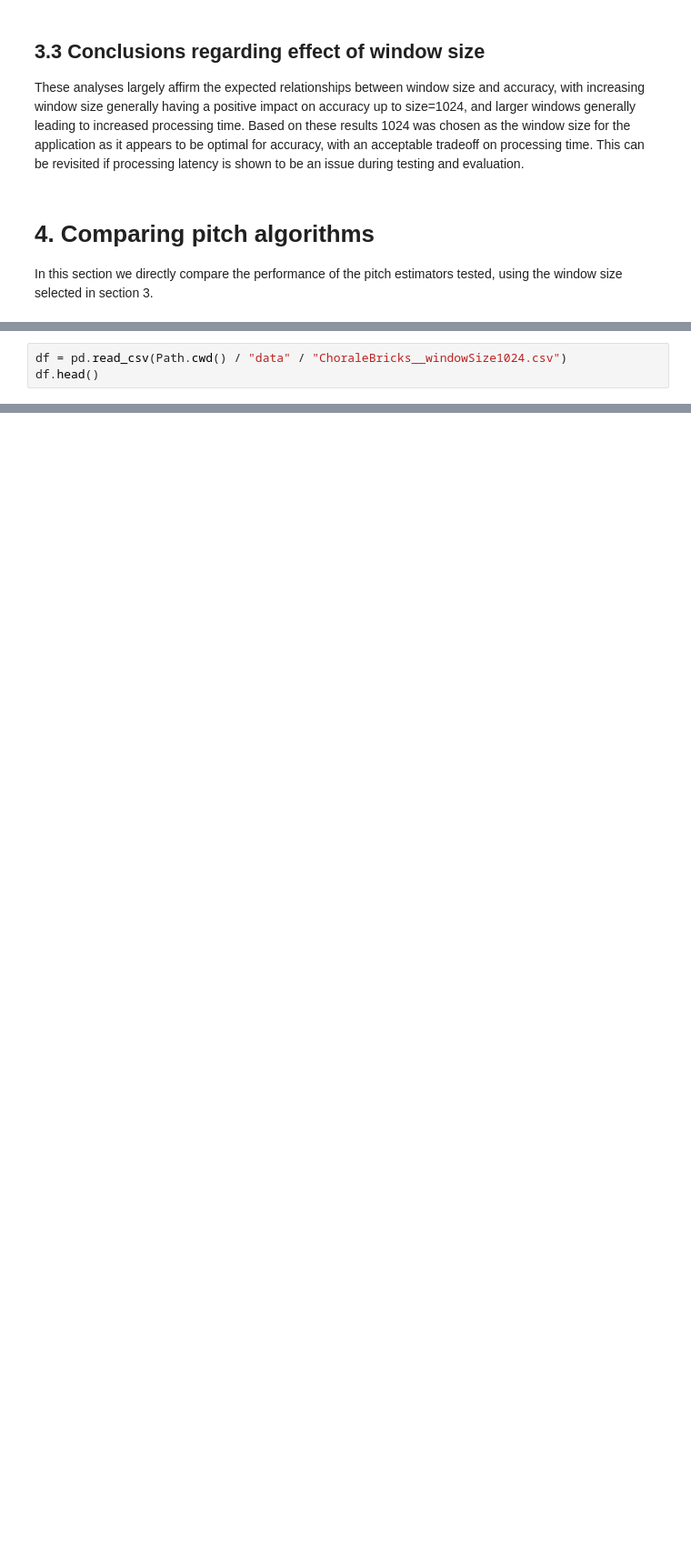
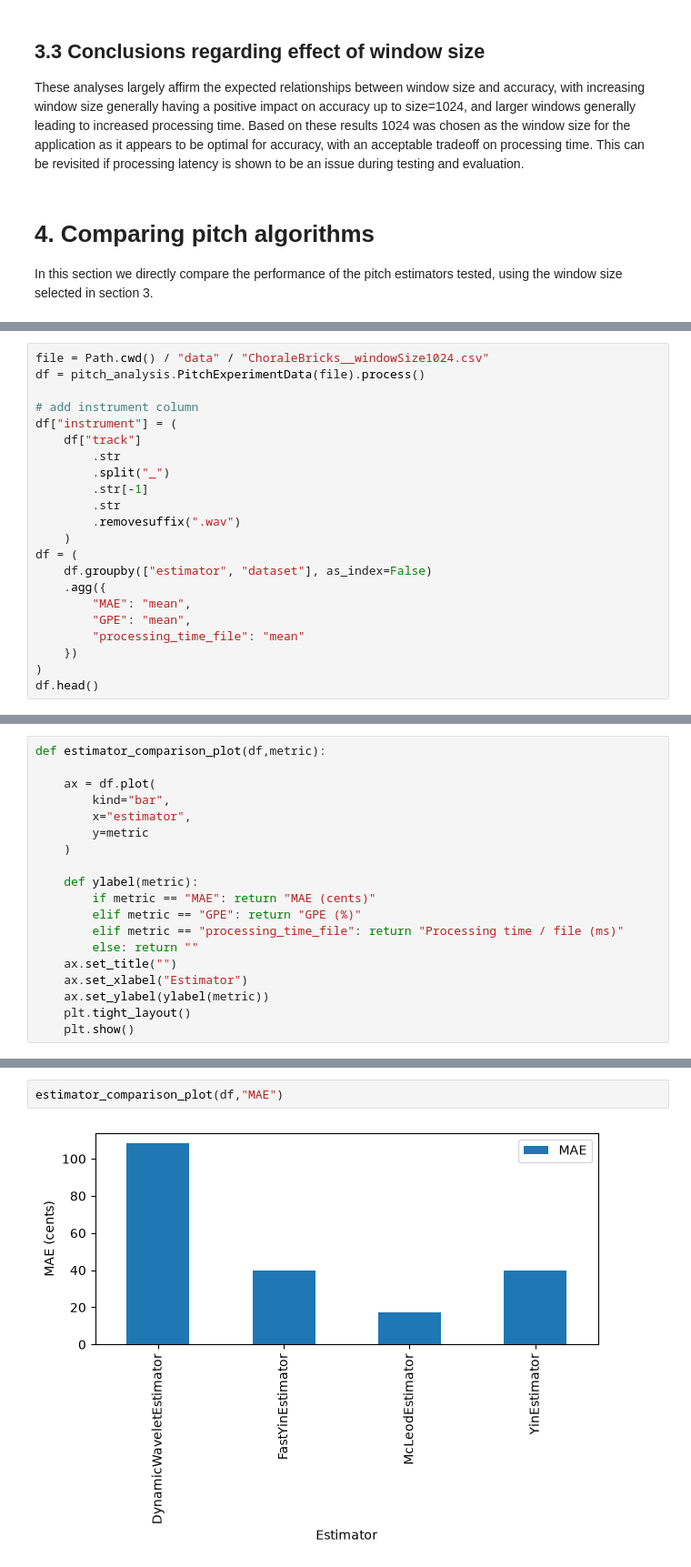
Before and after one commit to sgo4/CSM500-2026-APR_Project, a Jupyter notebook: SawEars_client/algorithm_development/src/main/python/Analysis.ipynb, the cells around one changed output, grey strips where cells are left out. Shown at 91% size. Drawn from its saved outputs; the diff is of its cells as text; blank space fills up the shorter version.

Commit message:
add charts

```diff
--- a/SawEars_client/algorithm_development/src/main/python/Analysis.ipynb
+++ b/SawEars_client/algorithm_development/src/main/python/Analysis.ipynb
@@ -159,3 +174,22 @@ In this section we directly compare the performance of the pitch estimators test
 # %%
-df = pd.read_csv(Path.cwd() / "data" / "ChoraleBricks__windowSize1024.csv")
+file = Path.cwd() / "data" / "ChoraleBricks__windowSize1024.csv"
+df = pitch_analysis.PitchExperimentData(file).process()
+
+# add instrument column
+df["instrument"] = (
+    df["track"]
+        .str
+        .split("_")
+        .str[-1]
+        .str
+        .removesuffix(".wav")
+    )
+df = (
+    df.groupby(["estimator", "dataset"], as_index=False)
+    .agg({
+        "MAE": "mean",
+        "GPE": "mean",
+        "processing_time_file": "mean"
+    })
+)
 df.head()
@@ -161,0 +204,19 @@ df.head()
+# %%
+def estimator_comparison_plot(df,metric):
+
+    ax = df.plot(
+        kind="bar",
+        x="estimator",
+        y=metric
+    )
+
+    def ylabel(metric):
+        if metric == "MAE": return "MAE (cents)"
+        elif metric == "GPE": return "GPE (%)"
+        elif metric == "processing_time_file": return "Processing time / file (ms)"
+        else: return ""
+    ax.set_title("")
+    ax.set_xlabel("Estimator")
+    ax.set_ylabel(ylabel(metric))
+    plt.tight_layout()
+    plt.show()
@@ -161,0 +225,4 @@ df.head()
+# %%
+estimator_comparison_plot(df,"MAE")
+# %% [output]
+[figure, added]
```
Also changed, not shown: parts of 16 cells of this notebook, 17 other files.
